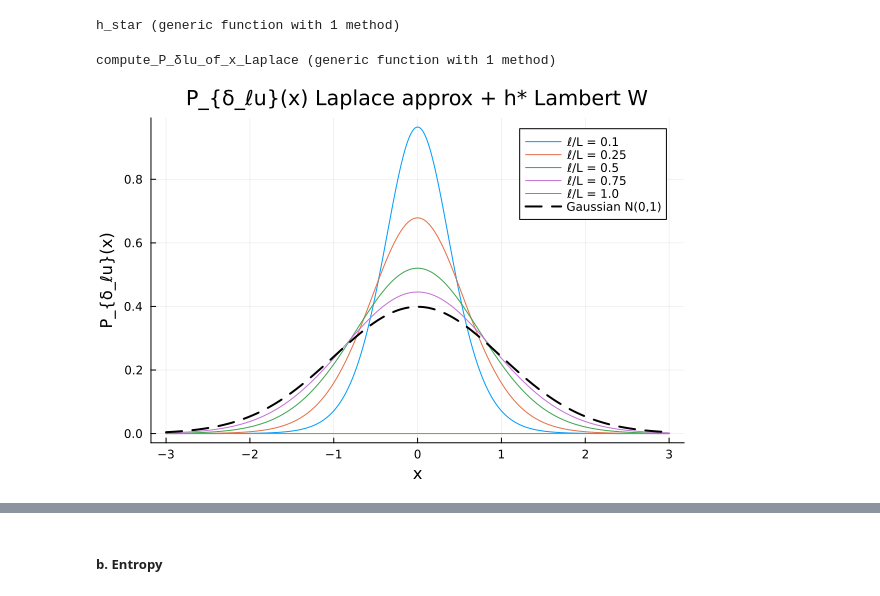
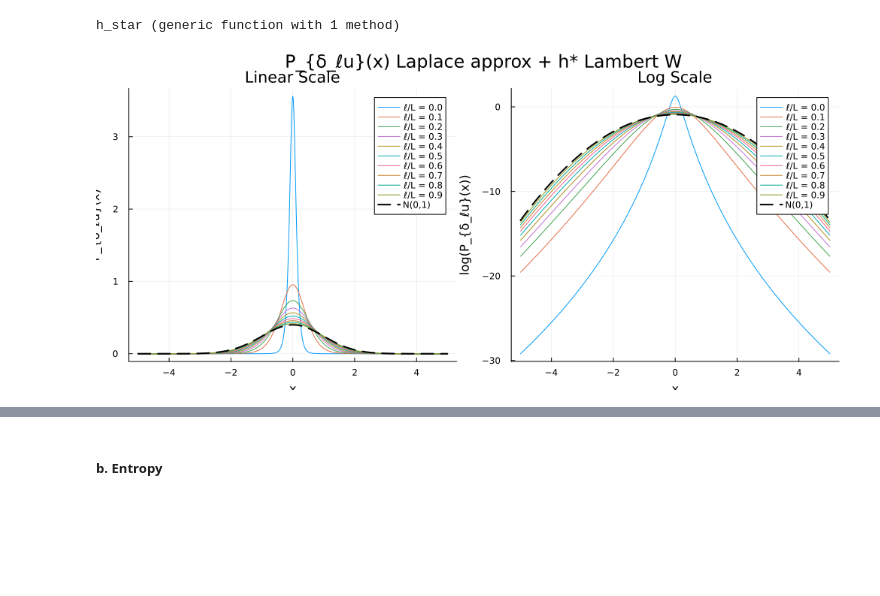
Before and after one commit to pleflohic/turbulence-velocity-increments, a Jupyter notebook: notebooks/non_normalized.ipynb, the cells around one changed output, grey strips where cells are left out. Drawn from its saved outputs; the diff is of its cells as text; code cells hidden in the pictures; blank space fills up the shorter version.

```diff
--- a/notebooks/non_normalized.ipynb
+++ b/notebooks/non_normalized.ipynb
@@ -195,7 +154,7 @@ h_star(l, x) = c1
 # %% [output]
 h_star (generic function with 1 method)
 # %%
-function compute_P_δlu_of_x_Laplace(l, x; tol=1e-10, maxiter=100)
+function compute_P_δlu_of_x_Laplace(l, x, h_star, tol=1e-10, maxiter=100)
     # Asserts the validity of the Laplace point (f'' must be < 0)
     if fsecond(h_star(l, x), l, x) <= 0 || isnan(fsecond(h_star(l, x), l, x))
         return 0.0
@@ -304,46 +234,33 @@ plot(p1, p2, layout = (1, 2), size = (800, 400))
 h_star(l, x) = (c1 + c2) - lambertw(2 * c2 * abs(log(l / L)) * ((x / σ)^2) * exp(2 * (c1 + c2) * abs(log(l / L)))) / (2 * abs(log(l / L)))
 # %% [output]
 h_star (generic function with 1 method)
-# %%
-function compute_P_δlu_of_x_Laplace(l, x; tol=1e-10, maxiter=100)
-    # Asserts the validity of the Laplace point (f'' must be < 0)
-    if fsecond(h_star(l, x), l, x) <= 0 || isnan(fsecond(h_star(l, x), l, x))
-        return 0.0
-    end
-
-    prefactor = (1 / (sqrt(2π) * σ)) * sqrt((-log(l/L)) / c2) * sqrt(1 / (fsecond(h_star(l, x), l, x)))
-    exponent = -f(h_star(l, x), l, x)
-
-    exponent = clamp(exponent, -700, 700)
-    return prefactor * exp(exponent)
-end
-# %% [output]
-compute_P_δlu_of_x_Laplace (generic function with 1 method)
 # %%
-# Define l values
-l_values = 1e-4:0.01*L:L
+# 1. Setup l and x values
+l_values = 1e-4:0.1*L:L
+x_values = -5:0.01:5
 
-# Define x values
-x_values = -3:0.01:3
+# 2. Initialize plots with explicit scales
+p1 = plot(title = "Linear Scale", xlabel = "x", ylabel = "P_{δ_ℓu}(x)", lw = 2)
+p2 = plot(title = "Log Scale", xlabel = "x", ylabel = "log(P_{δ_ℓu}(x))", lw = 2)
 
-# Create the plot for P_{δlu}(x)
-p1 = plot(title = "P_{δ_ℓu}(x) Laplace approx + h* Lambert W",
-          xlabel = "x",
-          ylabel = "P_{δ_ℓu}(x)",
-          lw = 2)
+# 3. Reference Gaussian (Computed once)
+gauss_pdf = pdf.(Normal(0, 1), x_values)
 
-# Loop over each l and plot the corresponding density
+# 4. Plot loop
 for l in l_values
-    P_values = [compute_P_δlu_of_x_Laplace(l, x) for x in x_values]
-    plot!(p1, x_values, P_values, label = "ℓ/L = $(round(l/L, digits=2))")
+
+    P_values = compute_P_δlu_of_x_Laplace.(Ref(l), x_values, Ref(h_star))
+
+    label = "ℓ/L = $(round(l/L, digits=2))"
+    plot!(p1, x_values, P_values, label = label)
+    plot!(p2, x_values, log.(P_values), label = label) # Plotting P_values, the axis scale handles the log
 end
 
-# Add standard Gaussian for reference
-gauss = Normal(0, 1)
-P_gauss = pdf.(gauss, x_values)
-plot!(p1, x_values, P_gauss, label = "Gaussian N(0,1)", lw = 2, ls = :dash, color = :black)
+# 5. Add Gaussian reference to both
+plot!(p1, x_values, gauss_pdf, label="N(0,1)", lw=2, ls=:dash, color=:black)
+plot!(p2, x_values, log.(gauss_pdf), label="N(0,1)", lw=2, ls=:dash, color=:black)
 
-# Display the final plot
-display(p1)
+# 6. Final Layout
+plot(p1, p2, layout = (1, 2), size = (1000, 450), plot_title = "P_{δ_ℓu}(x) Laplace approx + h* Lambert W")
 # %% [output]
-[figure, old version]
+[figure, new version]
```
Also changed, not shown: parts of 19 cells of this notebook, 5 other files.
